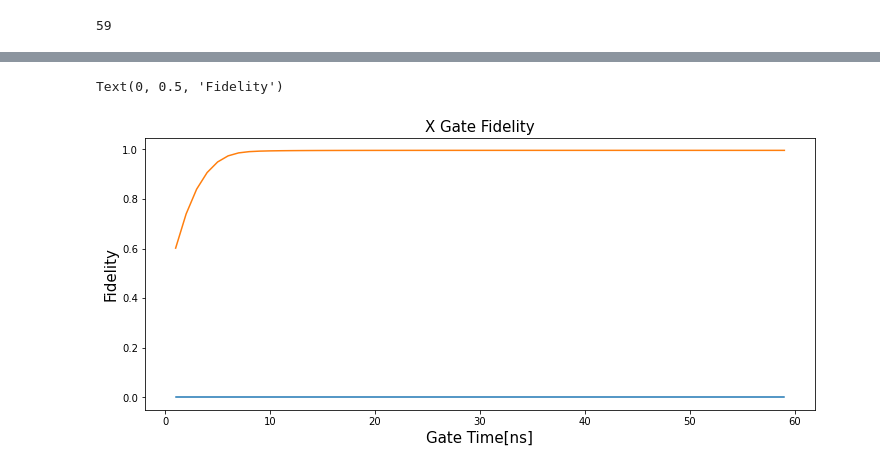
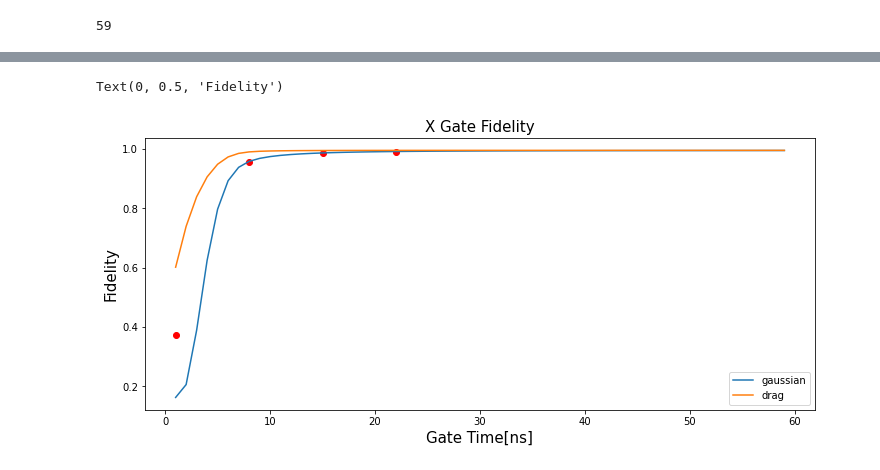
Before and after one commit to gkim23/kseamentoring, a Jupyter notebook: ksea_mentoring_9.ipynb, the cells around one changed output, grey strips where cells are left out. Saved outputs shown, nothing was run; the diff lists cells and outputs as text; code cells hidden in the pictures.

```diff
--- a/ksea_mentoring_9.ipynb
+++ b/ksea_mentoring_9.ipynb
@@ -431,4 +431,7 @@ for i in range(len(x_list)):
 len(max_list)
 # %% [output]
 59
+# %%
+numerical_opt_x_list = []
+numerical_opt_y_list = []
 # %%
@@ -479,6 +497,7 @@ np.savetxt("numerical_optimal_pulse.txt", plist[1][-1])
 time_list = np.arange(1, 60, 1)
 gauss_list = np.zeros(59)
 drag_list = np.zeros(59)
-for x in range(len(x_list)):
-    gauss_list[x] = single_gaussian_fidelity(x_list[x], 6)
-    drag_list[x] = drag_fidelity(x_list[x], 6, max_list[x])
+for x in range(len(time_list)):
+    print(x)
+    gauss_list[x] = single_gaussian_fidelity(time_list[x], 6)
+    drag_list[x] = drag_fidelity(time_list[x], 6, max_list[x])
@@ -485,10 +522,12 @@ for x in range(len(x_list)):
 # %%
 fig, ax = plt.subplots(figsize=(12, 5))
-ax.plot(time_list, gauss_list)
-ax.plot(time_list, drag_list)
+ax.plot(time_list, gauss_list, label = "gaussian")
+ax.plot(time_list, drag_list, label = "drag")
+plt.scatter(numerical_opt_x_list, numerical_opt_y_list, color = 'r')
+plt.legend()
 ax.set_title("X Gate Fidelity", fontsize=15)
 ax.set_xlabel("Gate Time[ns]", fontsize=15)
 ax.set_ylabel("Fidelity", fontsize=15)
 # %% [output]
 Text(0, 0.5, 'Fidelity')
-[figure, old version]
+[figure, new version]
```
Also changed, not shown: parts of 6 cells of this notebook, 3 other files.
